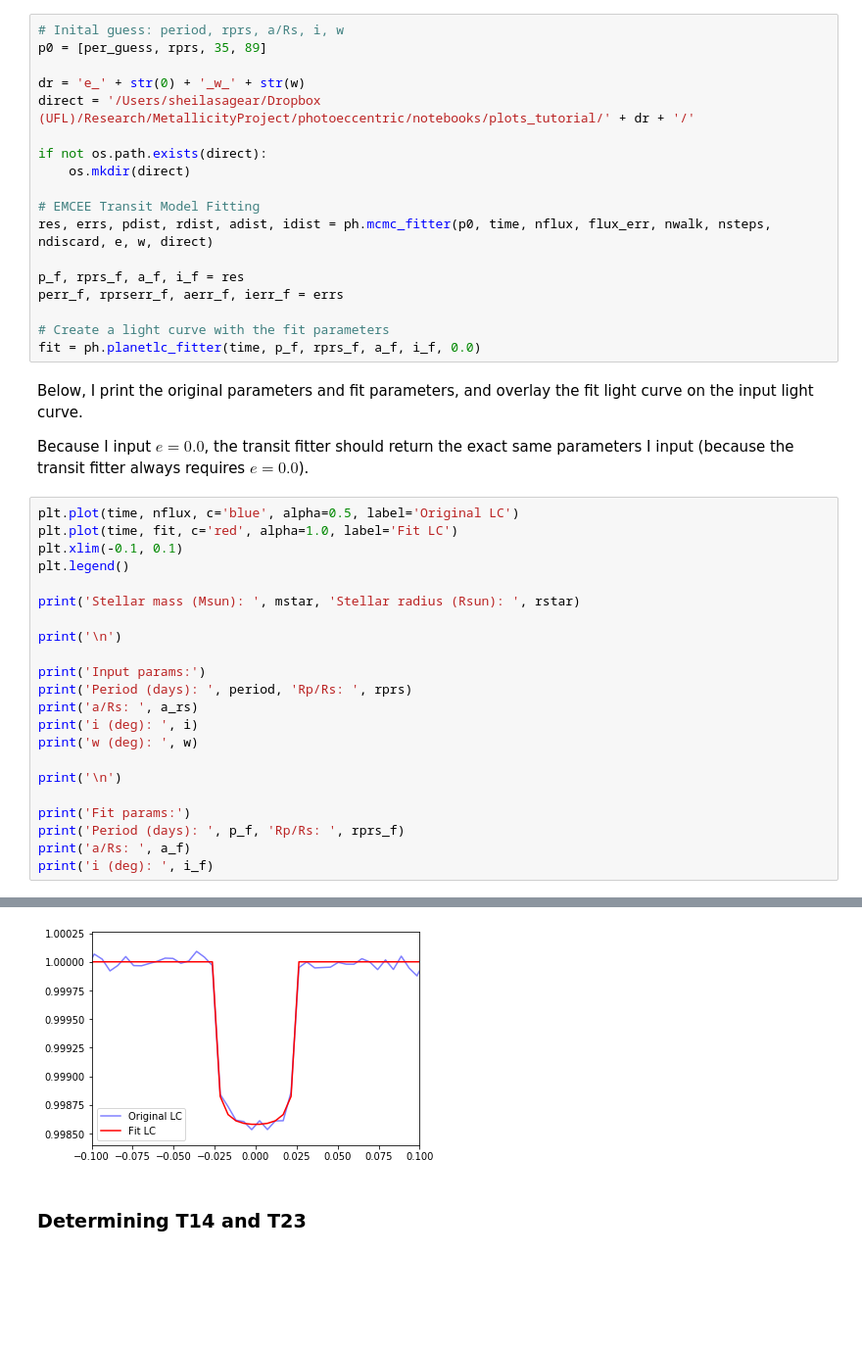
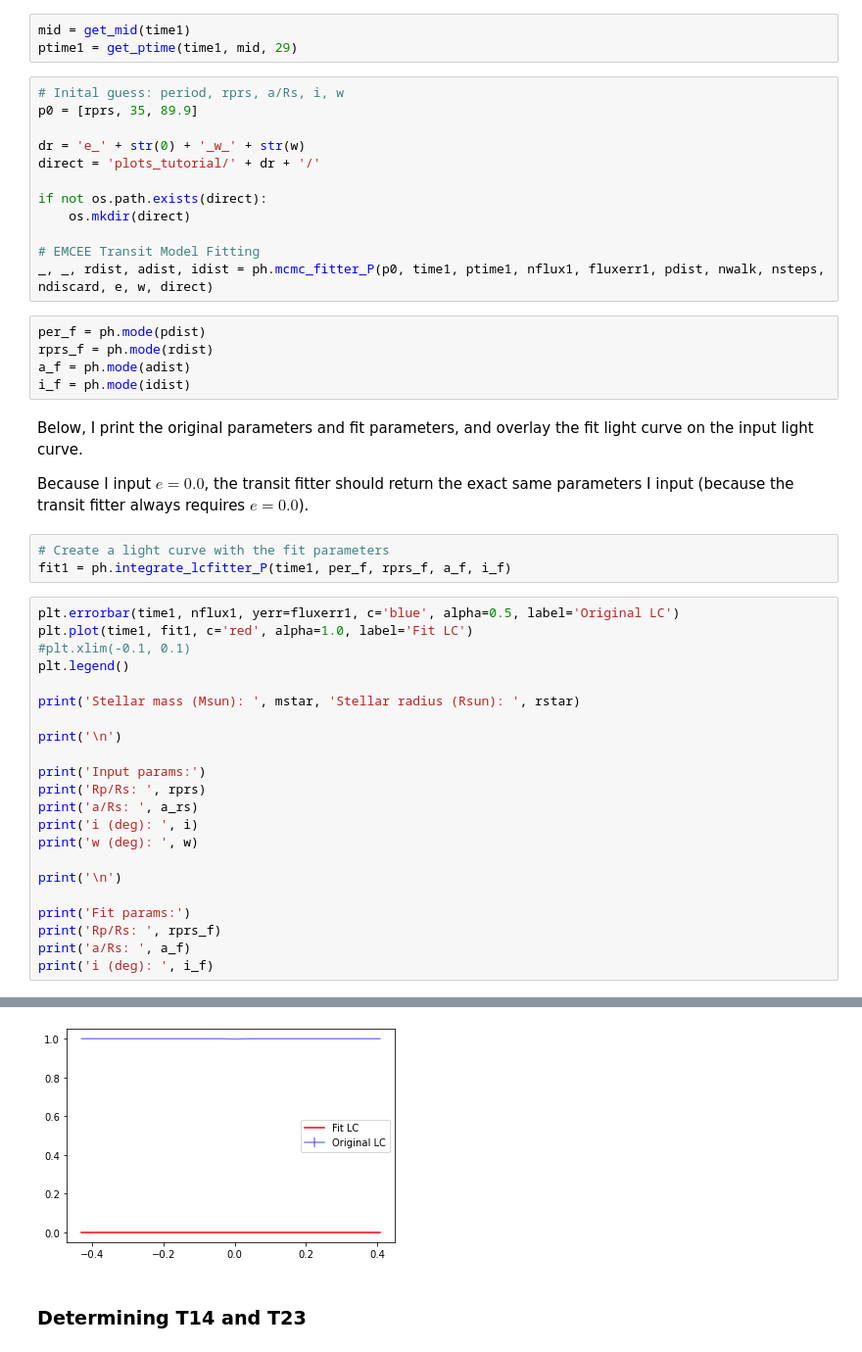
Before and after one commit to ssagear/photoeccentric, a Jupyter notebook: notebooks/photoeccentric_tutorial.ipynb, the cells around one changed output, grey strips where cells are left out. Shown at 98% size. Drawn from its saved outputs; the diff is of its cells as text; blank space fills up the shorter version.

```diff
--- a/notebooks/photoeccentric_tutorial.ipynb
+++ b/notebooks/photoeccentric_tutorial.ipynb
@@ -209,19 +307,21 @@ Period fit:  4.836272040302272
+# %%
+mid = get_mid(time1)
+ptime1 = get_ptime(time1, mid, 29)
 # %%
 # Inital guess: period, rprs, a/Rs, i, w
-p0 = [per_guess, rprs, 35, 89]
+p0 = [rprs, 35, 89.9]
 
 dr = 'e_' + str(0) + '_w_' + str(w)
-direct = '/Users/sheilasagear/Dropbox (UFL)/Research/MetallicityProject/photoeccentric/notebooks/plots_tutorial/' + dr + '/'
+direct = 'plots_tutorial/' + dr + '/'
 
 if not os.path.exists(direct):
     os.mkdir(direct)
 
 # EMCEE Transit Model Fitting
-res, errs, pdist, rdist, adist, idist = ph.mcmc_fitter(p0, time, nflux, flux_err, nwalk, nsteps, ndiscard, e, w, direct)
-
-p_f, rprs_f, a_f, i_f = res
-perr_f, rprserr_f, aerr_f, ierr_f = errs
-
-# Create a light curve with the fit parameters
-fit = ph.planetlc_fitter(time, p_f, rprs_f, a_f, i_f, 0.0)
+_, _, rdist, adist, idist = ph.mcmc_fitter_P(p0, time1, ptime1, nflux1, fluxerr1, pdist, nwalk, nsteps, ndiscard, e, w, direct)
+# %%
+per_f = ph.mode(pdist)
+rprs_f = ph.mode(rdist)
+a_f = ph.mode(adist)
+i_f = ph.mode(idist)
 # %% [markdown]
@@ -228,10 +329,13 @@ fit = ph.planetlc_fitter(time, p_f, rprs_f, a_f, i_f, 0.0)
 Below, I print the original parameters and fit parameters, and overlay the fit light curve on the input light curve.
 
 Because I input $e = 0.0$, the transit fitter should return the exact same parameters I input (because the transit fitter always requires $e = 0.0$).
+# %%
+# Create a light curve with the fit parameters
+fit1 = ph.integrate_lcfitter_P(time1, per_f, rprs_f, a_f, i_f)
 # %%
-plt.plot(time, nflux, c='blue', alpha=0.5, label='Original LC')
-plt.plot(time, fit, c='red', alpha=1.0, label='Fit LC')
-plt.xlim(-0.1, 0.1)
+plt.errorbar(time1, nflux1, yerr=fluxerr1, c='blue', alpha=0.5, label='Original LC')
+plt.plot(time1, fit1, c='red', alpha=1.0, label='Fit LC')
+#plt.xlim(-0.1, 0.1)
 plt.legend()
 
 print('Stellar mass (Msun): ', mstar, 'Stellar radius (Rsun): ', rstar)
@@ -239,7 +343,7 @@ print('Stellar mass (Msun): ', mstar, 'Stellar radius (Rsun): ', rstar)
 print('\n')
 
 print('Input params:')
-print('Period (days): ', period, 'Rp/Rs: ', rprs)
+print('Rp/Rs: ', rprs)
 print('a/Rs: ', a_rs)
 print('i (deg): ', i)
 print('w (deg): ', w)
@@ -247,7 +351,7 @@ print('w (deg): ', w)
 print('\n')
 
 print('Fit params:')
-print('Period (days): ', p_f, 'Rp/Rs: ', rprs_f)
+print('Rp/Rs: ', rprs_f)
 print('a/Rs: ', a_f)
 print('i (deg): ', i_f)
 # %% [output]
@@ -268,4 +372,4 @@ i (deg):  89.51152268059884
-[figure, old version]
+[figure, new version]
 # %% [markdown]
 ### Determining T14 and T23
 # %% [markdown]
```
Also changed, not shown: parts of 26 cells of this notebook, 6 other files.
